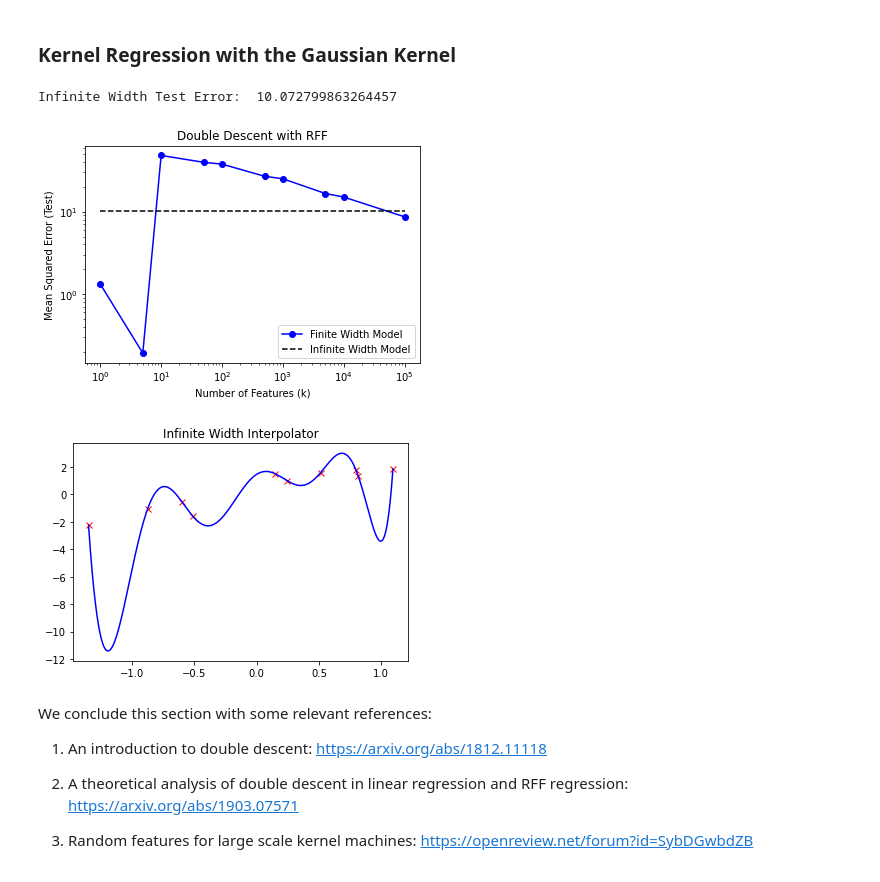
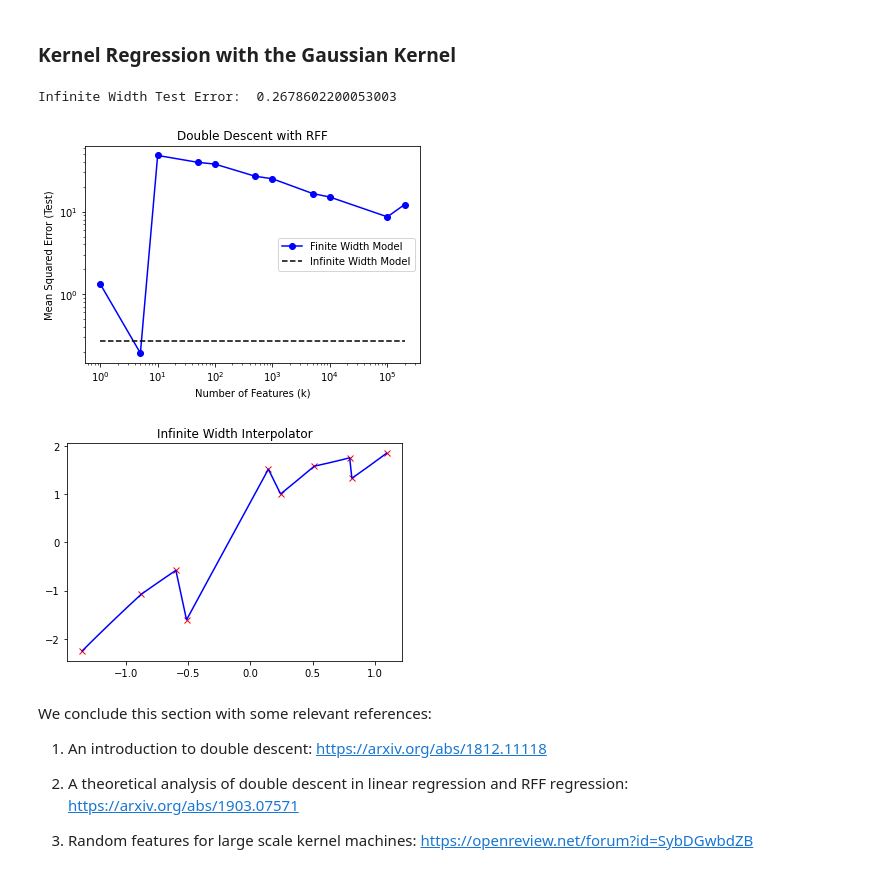
Before and after one commit to aradha5772/deep_learning_theory_tutorial, a Jupyter notebook: DoubleDescentTutorial.ipynb, the cells around one changed output. Saved outputs shown, nothing was run; the diff lists cells and outputs as text; code cells hidden in the pictures.

```diff
--- a/DoubleDescentTutorial.ipynb
+++ b/DoubleDescentTutorial.ipynb
@@ -63,7 +63,7 @@ def RFF(X, V, k=100):
 
 
 # Vary the number of RFF used for regression
-num_features = [1, 5, 10, 50, 100, 500, 1000, 5000, 10000, 100000]
+num_features = [1, 5, 10, 50, 100, 500, 1000, 5000, 10000, 100000, 200000]
 train_errors = []
 test_errors = []
 
@@ -147,7 +148,7 @@ Now that we have a closed form for the inner product $\langle \phi_k(x), ~\phi(x
 # %% [markdown]
 ### Kernel Regression with the Gaussian Kernel
 # %%
-def euclidean_distances(X, Z, squared=True):
+def euclidean_distances(X, Z, squared=False):
     X_norm = np.sum(np.power(X, 2), axis=1, keepdims=True)
     Z_norm = np.sum(np.power(Z, 2), axis=1, keepdims=True).reshape(1, -1)
 
@@ -164,36 +165,36 @@ def gaussian_kernel(X, X_):
     kernel_mat = np.exp(kernel_mat)
     return kernel_mat
 
 # Build kernel matrix for train & test data
 K_train = gaussian_kernel(X.T, X.T)
 K_test = gaussian_kernel(X.T, X_test.T)
 # Solve kernel regression
 a_hat = y @ pinv(K_train)
 
 # Get error on train & test data
 train_error = mse(a_hat @ K_train, y)
 test_error =mse(a_hat @ K_test, y_test)
 
 print("Infinite Width Test Error: ", test_error)
 plt.plot(num_features, test_errors, 'bo-', label='Finite Width Model')
 plt.plot(num_features, [test_error]*len(num_features), 'k--',
          label='Infinite Width Model')
 plt.legend()
 plt.title("Double Descent with RFF")
 plt.xscale("log")
 plt.yscale("log")
 plt.xlabel("Number of Features (k)")
 plt.ylabel("Mean Squared Error (Test)")
 plt.show()
 
 plt.plot(X[0], y[0], 'rx')
 plt.plot(X_test[0], (a_hat @ K_test)[0], 'b-')
 plt.title("Infinite Width Interpolator")
 plt.show()
 # %% [output]
-Infinite Width Test Error:  10.072799863264457
+Infinite Width Test Error:  0.2678602200053003
-[figure, old version]
+[figure, new version]
-[figure, old version]
+[figure, new version]
 # %% [markdown]
 We conclude this section with some relevant references:
 
```
Also changed, not shown: parts of 1 cell of this notebook, 2 other files.
